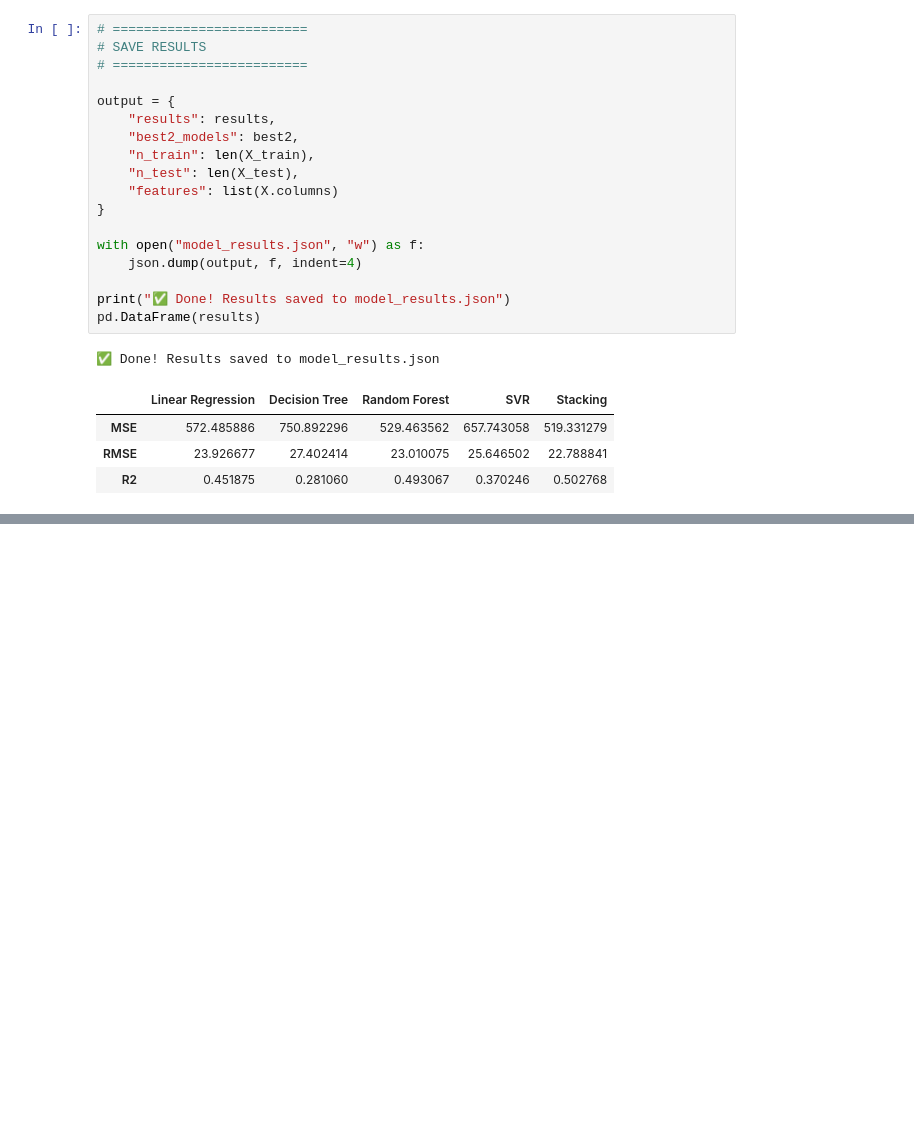
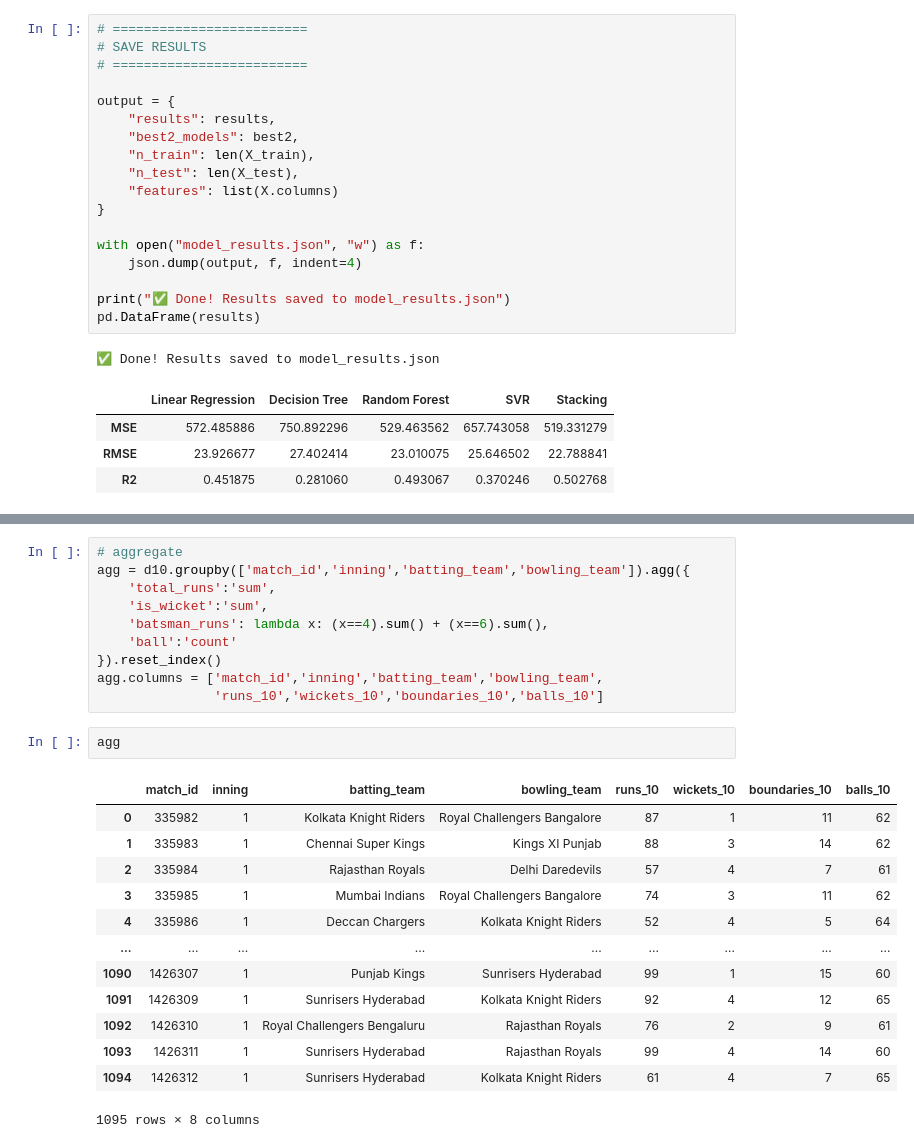
Before and after one commit to DevrshShukla/ipl_stacking, a Jupyter notebook: predict.ipynb, the cells around one changed output, grey strips where cells are left out. Cells and saved outputs as stored; diff of their text form; blank space fills up the shorter version.

```diff
--- a/predict.ipynb
+++ b/predict.ipynb
@@ -273,0 +509,26 @@ pd.DataFrame(results)
+# %%
+# aggregate
+agg = d10.groupby(['match_id','inning','batting_team','bowling_team']).agg({
+    'total_runs':'sum',
+    'is_wicket':'sum',
+    'batsman_runs': lambda x: (x==4).sum() + (x==6).sum(),
+    'ball':'count'
+}).reset_index()
+agg.columns = ['match_id','inning','batting_team','bowling_team',
+               'runs_10','wickets_10','boundaries_10','balls_10']
+# %%
+agg
+# %% [output]
+|  | match_id | inning | batting_team | bowling_team | runs_10 | wickets_10 | boundaries_10 | balls_10 |
+| 0 | 335982 | 1 | Kolkata Knight Riders | Royal Challengers Bangalore | 87 | 1 | 11 | 62 |
+| 1 | 335983 | 1 | Chennai Super Kings | Kings XI Punjab | 88 | 3 | 14 | 62 |
+| 2 | 335984 | 1 | Rajasthan Royals | Delhi Daredevils | 57 | 4 | 7 | 61 |
+| 3 | 335985 | 1 | Mumbai Indians | Royal Challengers Bangalore | 74 | 3 | 11 | 62 |
+| 4 | 335986 | 1 | Deccan Chargers | Kolkata Knight Riders | 52 | 4 | 5 | 64 |
+| ... | ... | ... | ... | ... | ... | ... | ... | ... |
+| 1090 | 1426307 | 1 | Punjab Kings | Sunrisers Hyderabad | 99 | 1 | 15 | 60 |
+| 1091 | 1426309 | 1 | Sunrisers Hyderabad | Kolkata Knight Riders | 92 | 4 | 12 | 65 |
+| 1092 | 1426310 | 1 | Royal Challengers Bengaluru | Rajasthan Royals | 76 | 2 | 9 | 61 |
+| 1093 | 1426311 | 1 | Sunrisers Hyderabad | Rajasthan Royals | 99 | 4 | 14 | 60 |
+| 1094 | 1426312 | 1 | Sunrisers Hyderabad | Kolkata Knight Riders | 61 | 4 | 7 | 65 |
+1095 rows × 8 columns
```
Also changed, not shown: parts of 52 cells of this notebook.
